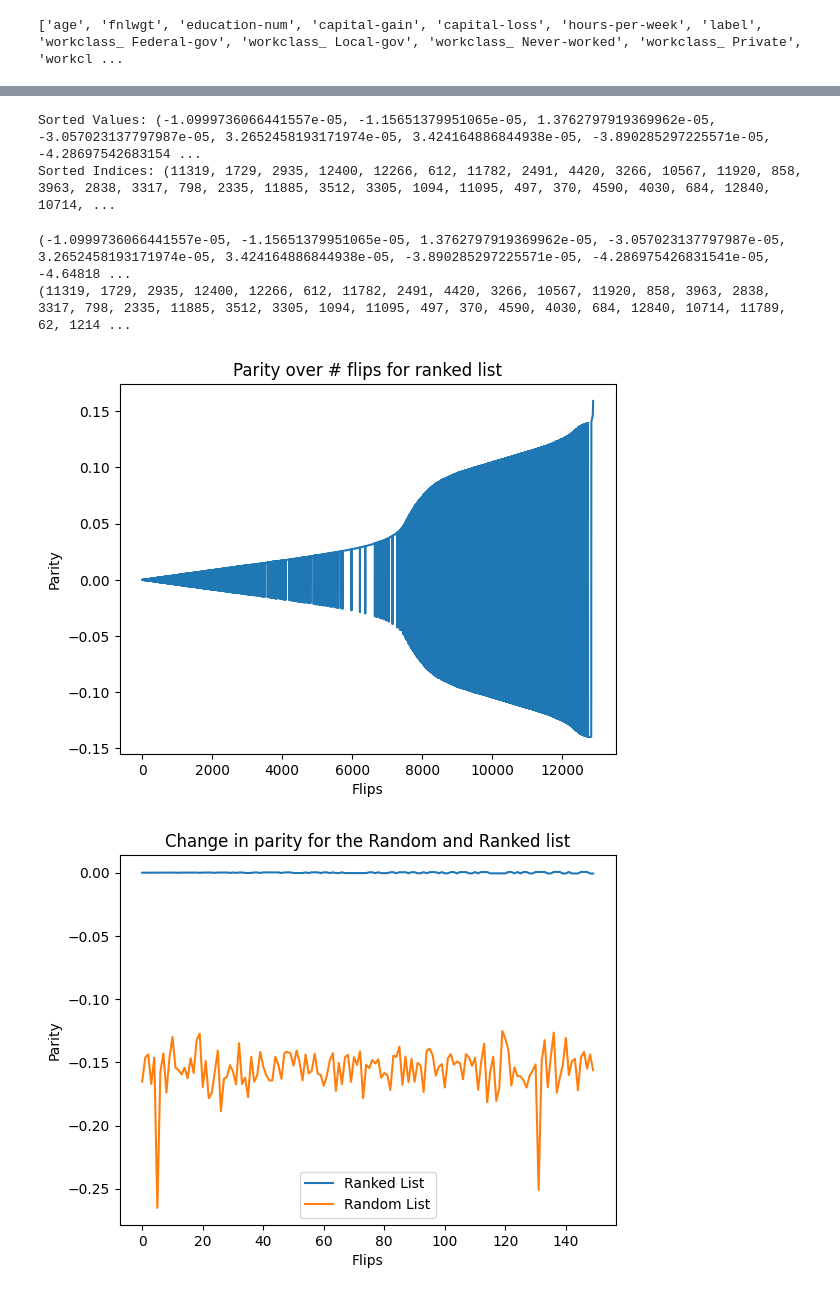
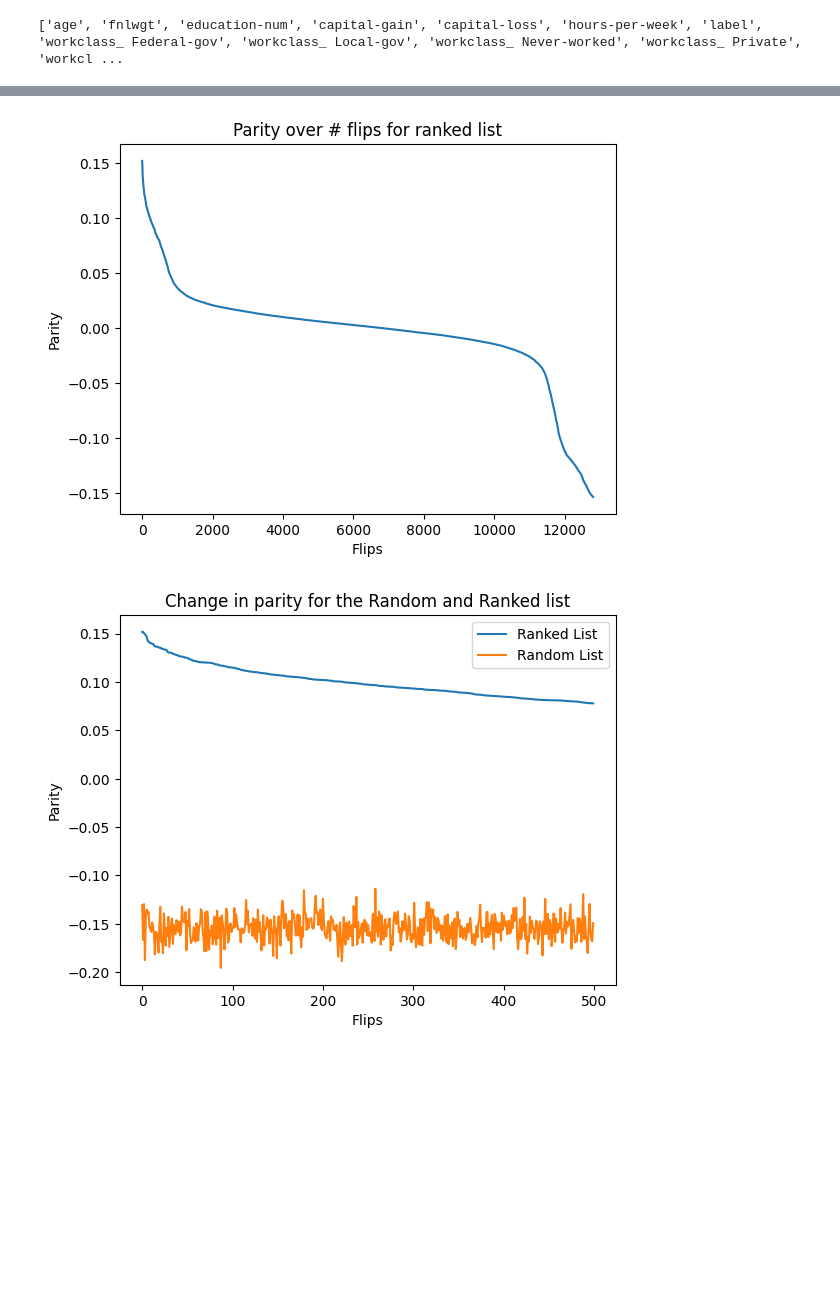
Before and after one commit to s-thandri/labelflipping, a Jupyter notebook: census_income.ipynb, the cells around one changed output, grey strips where cells are left out. Cells and saved outputs as stored; diff of their text form; code cells hidden in the pictures; blank space fills up the shorter version.

Commit message:
Updated the ranking code to not take absolute values

```diff
--- a/census_income.ipynb
+++ b/census_income.ipynb
@@ -266,20 +254,14 @@ for index, item in enumerate(parity_difference):
 zip_lists = list(zip(large_influence, li_row))
 
 #Sort the list of tuples based on the absolute value of the values
-zip_lists.sort(key=lambda pair: abs(pair[0]))
+sorted_pairs = sorted(zip_lists, key=lambda pair: pair[0], reverse=True)
 
 #Separate the sorted values and indices back into separate lists
-sorted_values, sorted_indices = zip(*zip_lists)
+sorted_values, sorted_indices = zip(*sorted_pairs)
-# %% [output]
-Sorted Values: (-1.0999736066441557e-05, -1.15651379951065e-05, 1.3762797919369962e-05, -3.057023137797987e-05, 3.2652458193171974e-05, 3.424164886844938e-05, -3.890285297225571e-05, -4.28697542683154 ...
-Sorted Indices: (11319, 1729, 2935, 12400, 12266, 612, 11782, 2491, 4420, 3266, 10567, 11920, 858, 3963, 2838, 3317, 798, 2335, 11885, 3512, 3305, 1094, 11095, 497, 370, 4590, 4030, 684, 12840, 10714, ...
 # %%
-#Get the top 150 values of the ranked list along with their index
-top_sorted_li = sorted_values[:150]
-top_sorted_li_index = sorted_indices[:150]
+#Get the top values
+top_ranked_noABS = sorted_values[:500]
+top_ranked_noABS_index = sorted_indices[:500]
-# %% [output]
-(-1.0999736066441557e-05, -1.15651379951065e-05, 1.3762797919369962e-05, -3.057023137797987e-05, 3.2652458193171974e-05, 3.424164886844938e-05, -3.890285297225571e-05, -4.286975426831541e-05, -4.64818 ...
-(11319, 1729, 2935, 12400, 12266, 612, 11782, 2491, 4420, 3266, 10567, 11920, 858, 3963, 2838, 3317, 798, 2335, 11885, 3512, 3305, 1094, 11095, 497, 370, 4590, 4030, 684, 12840, 10714, 11789, 62, 1214 ...
 # %%
 #Plot of the information in the order of the flips of parity
 x=range(len(sorted_values))
@@ -295,7 +277,7 @@ plt.title('Parity over # flips for ranked list')
 #Show the plot
 plt.show()
 # %% [output]
-[figure, old version]
+[figure, new version]
 # %%
 #Randomized flipping
 #Budget of 50
@@ -306,7 +288,7 @@ random_list_acc = []
 random_list_parity = []
 
 col_name = 'label'
-budget = 150
+budget = 500
 
 #Loops through the budget and will randomly change rows in the dataframe based on the random library
 #After changing the row it will calculate the accuracy and parity and then change the value back to its original value
@@ -339,28 +321,29 @@ for iter in range(budget):
 
         #train_full_df.at[random_row,col_name] = 0
 # %%
+#I don't sort by absolute value again rather I just take the values as they are
 #Plotting the random flips dataset and the systematic flips
 #Systematic flips will have 800
 #Random will have 150
 
 #Plot the first dataset which is the ranked data list with 800 flips
 #list_parity.sort(reverse=True)
-x=range(len(top_sorted_li))
-plt.plot(x,top_sorted_li,label='Ranked List')
+x=range(len(top_ranked_noABS))
+plt.plot(x,top_ranked_noABS,label='Ranked List')
 
 #Plot the second dataset which is the random list of 150 flips
 x2 = range(len(random_list_parity))
 plt.plot(x2,random_list_parity,label='Random List')
 
 #Add the labels
 plt.xlabel('Flips')
 plt.ylabel('Parity')
 plt.title('Change in parity for the Random and Ranked list')
 
 #Add a legend
 plt.legend()
 
 #Show the plot
 plt.show()
 # %% [output]
-[figure, old version]
+[figure, new version]
```
Also changed, not shown: parts of 4 cells of this notebook.
